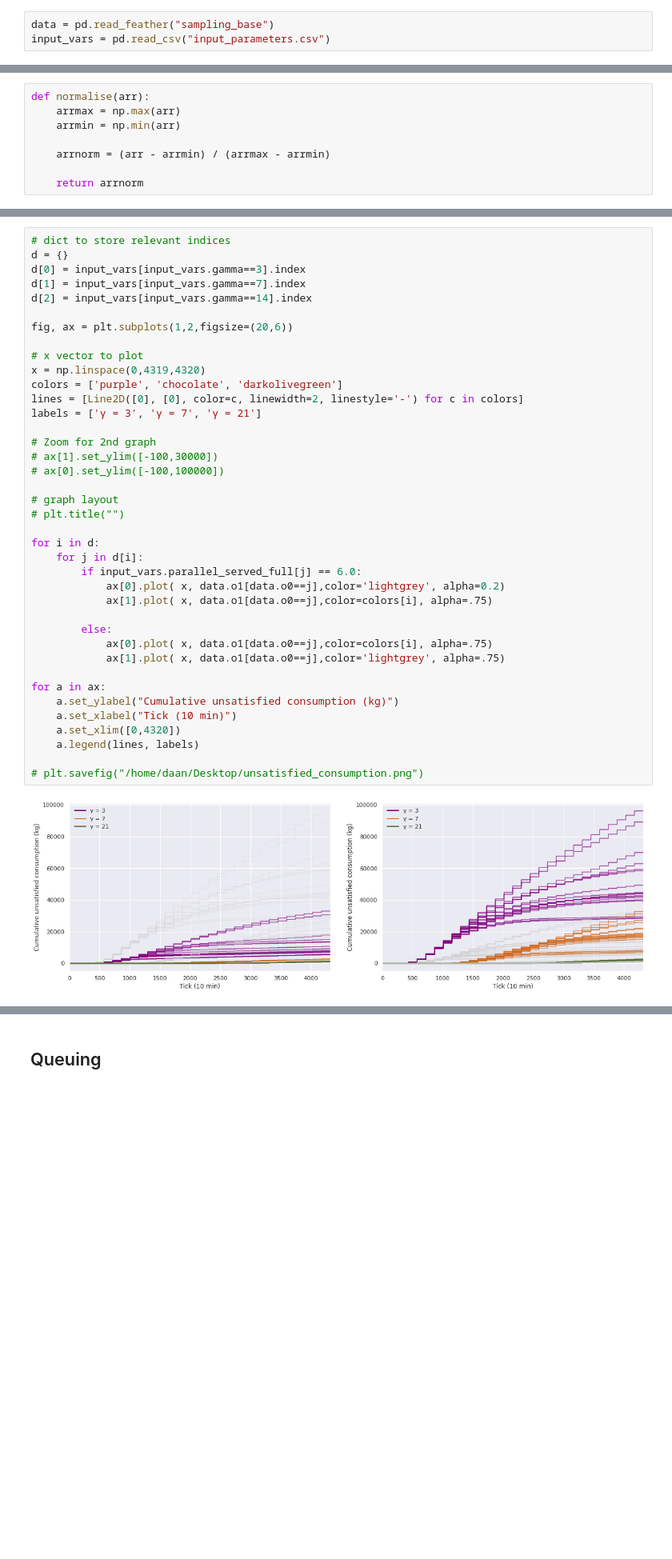
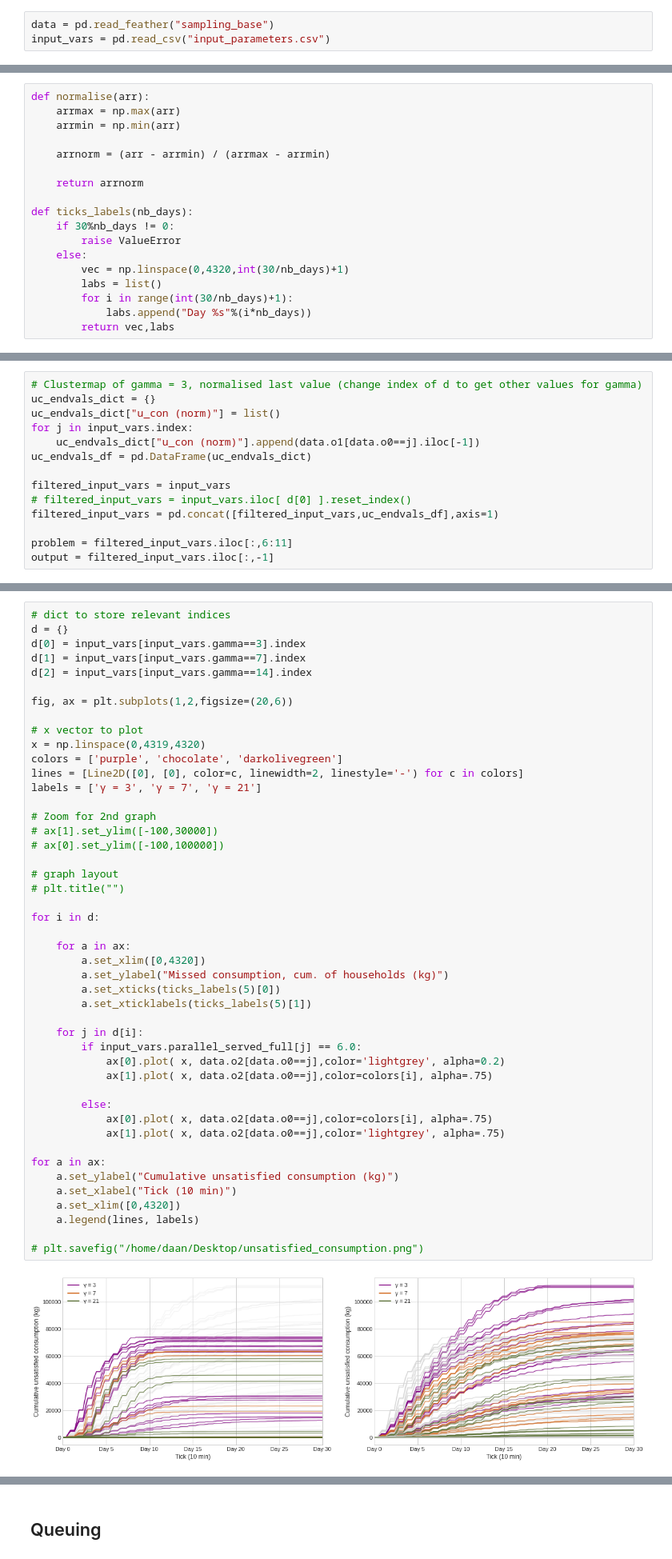
Before and after one commit to daanieo/FATM_ABM, a Jupyter notebook: results/sampling_base/Interpretation_sampling_base.ipynb, the cells around one changed output, grey strips where cells are left out. Shown at 80% size. Saved outputs shown, nothing was run; the diff lists cells and outputs as text; blank space fills up the shorter version.

```diff
--- a/results/sampling_base/Interpretation_sampling_base.ipynb
+++ b/results/sampling_base/Interpretation_sampling_base.ipynb
@@ -22,3 +34,13 @@ def normalise(arr):
     arrnorm = (arr - arrmin) / (arrmax - arrmin)
 
     return arrnorm
+
+def ticks_labels(nb_days):
+    if 30%nb_days != 0:
+        raise ValueError
+    else:
+        vec = np.linspace(0,4320,int(30/nb_days)+1)
+        labs = list()
+        for i in range(int(30/nb_days)+1):
+            labs.append("Day %s"%(i*nb_days))
+        return vec,labs
@@ -24,0 +272,14 @@ def normalise(arr):
+# %%
+# Clustermap of gamma = 3, normalised last value (change index of d to get other values for gamma)
+uc_endvals_dict = {}
+uc_endvals_dict["u_con (norm)"] = list()
+for j in input_vars.index:
+    uc_endvals_dict["u_con (norm)"].append(data.o1[data.o0==j].iloc[-1])
+uc_endvals_df = pd.DataFrame(uc_endvals_dict)
+
+filtered_input_vars = input_vars
+# filtered_input_vars = input_vars.iloc[ d[0] ].reset_index()
+filtered_input_vars = pd.concat([filtered_input_vars,uc_endvals_df],axis=1)
+
+problem = filtered_input_vars.iloc[:,6:11]
+output = filtered_input_vars.iloc[:,-1]
@@ -31,38 +315,45 @@ d[2] = input_vars[input_vars.gamma==14].index
 
 fig, ax = plt.subplots(1,2,figsize=(20,6))
 
 # x vector to plot
 x = np.linspace(0,4319,4320)
 colors = ['purple', 'chocolate', 'darkolivegreen']
 lines = [Line2D([0], [0], color=c, linewidth=2, linestyle='-') for c in colors]
 labels = ['γ = 3', 'γ = 7', 'γ = 21']
 
 # Zoom for 2nd graph
 # ax[1].set_ylim([-100,30000])
 # ax[0].set_ylim([-100,100000])
 
 # graph layout
 # plt.title("")
 
 for i in d:
+
+    for a in ax:
+        a.set_xlim([0,4320])
+        a.set_ylabel("Missed consumption, cum. of households (kg)")
+        a.set_xticks(ticks_labels(5)[0])
+        a.set_xticklabels(ticks_labels(5)[1])
+
     for j in d[i]:
         if input_vars.parallel_served_full[j] == 6.0:
-            ax[0].plot( x, data.o1[data.o0==j],color='lightgrey', alpha=0.2)
-            ax[1].plot( x, data.o1[data.o0==j],color=colors[i], alpha=.75)
+            ax[0].plot( x, data.o2[data.o0==j],color='lightgrey', alpha=0.2)
+            ax[1].plot( x, data.o2[data.o0==j],color=colors[i], alpha=.75)
 
         else:
-            ax[0].plot( x, data.o1[data.o0==j],color=colors[i], alpha=.75)
-            ax[1].plot( x, data.o1[data.o0==j],color='lightgrey', alpha=.75)
+            ax[0].plot( x, data.o2[data.o0==j],color=colors[i], alpha=.75)
+            ax[1].plot( x, data.o2[data.o0==j],color='lightgrey', alpha=.75)
 
 for a in ax:
     a.set_ylabel("Cumulative unsatisfied consumption (kg)")
     a.set_xlabel("Tick (10 min)")
     a.set_xlim([0,4320])
     a.legend(lines, labels)
 
 # plt.savefig("/home/daan/Desktop/unsatisfied_consumption.png")
 # %% [output]
-[figure, old version]
+[figure, new version]
 # %%
 # x vector to plot
 x = np.linspace(0,4319,4320)
```
Also changed, not shown: parts of 20 cells of this notebook, 1 other file.
